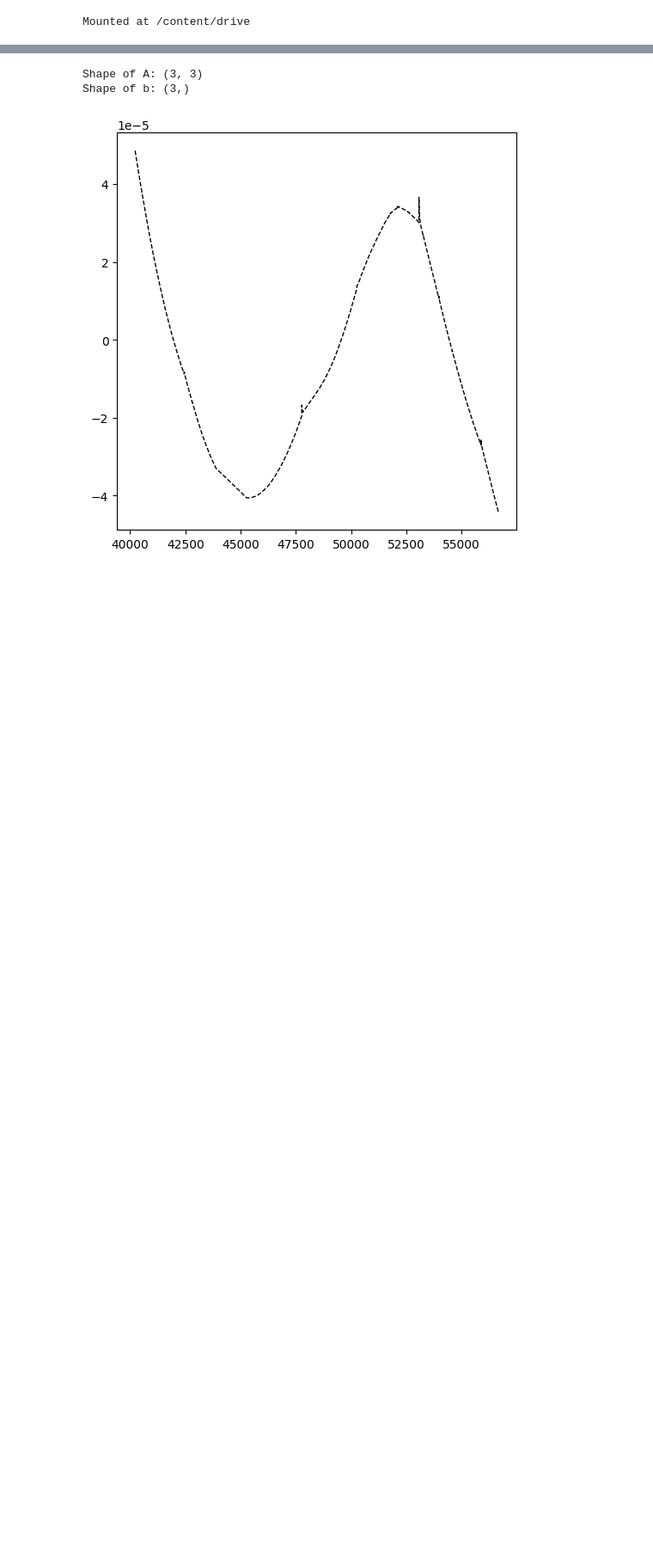
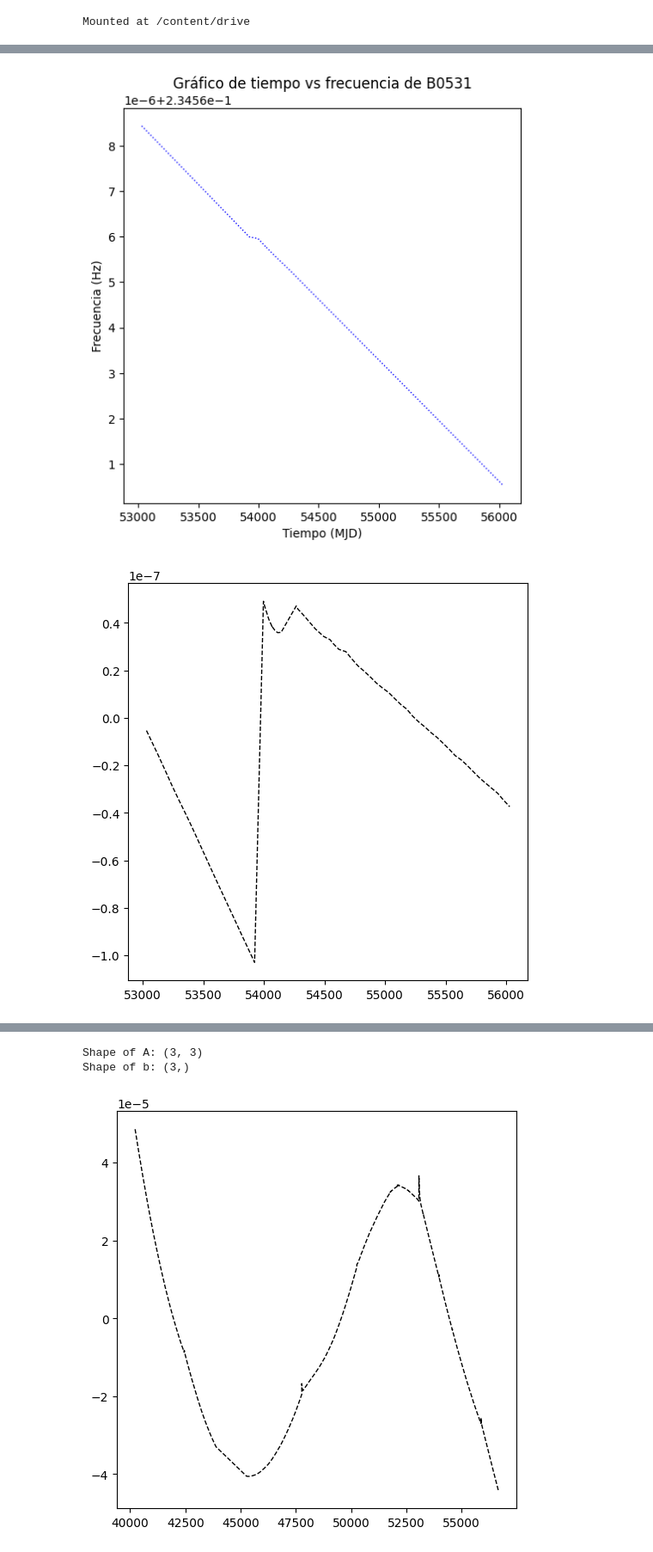
Before and after one commit to Bamaaya/Proyecto-de-Fisica-Computacional-2---Deteccion-de-Glitches-en-Pulsares, a Jupyter notebook: Proyecto fisica compu 2.ipynb, the cells around one changed output, grey strips where cells are left out. Shown at 86% size. Cells and saved outputs as stored; diff of their text form; code cells hidden in the pictures; blank space fills up the shorter version.

```diff
--- a/Proyecto fisica compu 2.ipynb
+++ b/Proyecto fisica compu 2.ipynb
@@ -40,0 +346,31 @@ plt.show()
+# %%
+#tiempoJ1819, frecuenciaJ1819, incertezaJ1819
+fig, ax = plt.subplots(1,1,figsize=(6,6))
+
+ax.plot(tiempoJ1819,frecuenciaJ1819,color="blue",linewidth=1,linestyle="dotted")
+ax.set_title("Gráfico de tiempo vs frecuencia de B0531")
+ax.set_xlabel("Tiempo (MJD)")
+ax.set_ylabel("Frecuencia (Hz)")
+
+plt.show()
+
+#calcular residuo:
+residuoJ1819, m, b = ajuste_residuos_lineal(tiempoJ1819,frecuenciaJ1819)
+
+fig = plt.figure(figsize = (6,6))
+ax = fig.add_subplot(111)
+ax.plot(tiempoJ1819,residuoJ1819,linewidth=1,color="black",linestyle="--")
+plt.show()
+
+#calculo glotches
+glitches, tiempos_glitches_mjd, indices_peaks = obtener_glitches_y_tiempos(residuoJ1819, 5, tiempoJ1819)
+
+fig = plt.figure(figsize = (6,6))
+ax = fig.add_subplot(111)
+ax.plot(tiempoJ1819,residuoJ1819,linewidth=1,color="black",linestyle="--")
+ax.scatter(tiempos_glitches_mjd, glitches, color='red', marker='x', label="glitches detectados")
+plt.legend()
+plt.show()
+# %% [output]
+[figure, added]
+[figure, added]
```
Also changed, not shown: parts of 9 cells of this notebook.
